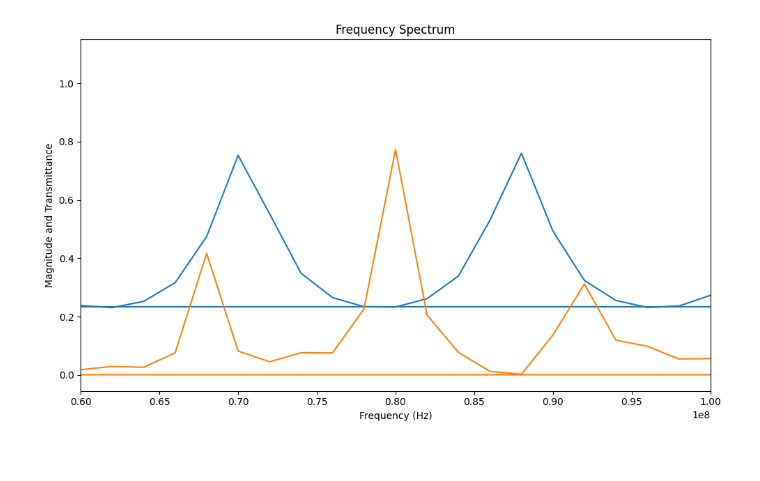
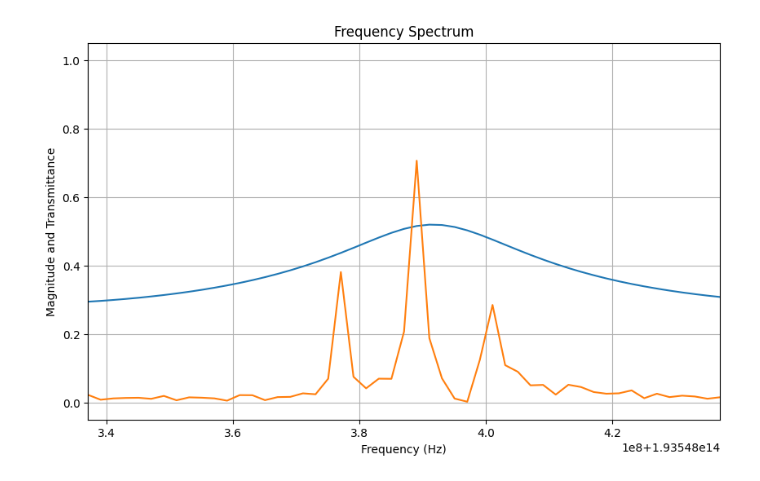
Before and after one commit to Orange-spearow/Finally_praktika, a Jupyter notebook: Волоконный фильтр.ipynb, the cells around one changed output. Drawn from its saved outputs; the diff is of its cells as text; code cells hidden in the pictures.

```diff
--- a/Волоконный фильтр.ipynb
+++ b/Волоконный фильтр.ipynb
@@ -1,50 +207,57 @@
 # %%
-import math
 import numpy as np
 from scipy.interpolate import interp1d
 import matplotlib.pyplot as plt
 from scipy.fft import fft, fftfreq
 import pandas as pd
+from scipy.signal import find_peaks
 df = pd.read_csv('praktik6.csv')
 spectr1 = np.array(df.iloc[:,0])
 Spectr1 = np.array(df.iloc[:,1])
-
 dt = spectr1[1] - spectr1[0]
-fs = 1/dt
 fft_signal = np.fft.fft(Spectr1)
+fft_signal = fft_signal[:len(fft_signal)//2-1]
 freq = np.fft.fftfreq(len(Spectr1), d = dt)
-#freq = freq[freq>0]
-fft_signal_norm = fft_signal/max(fft_signal)
+freq = freq[freq>0]
+fft_signal_norm = abs(fft_signal)/max(abs(fft_signal))
+c= 3e8
+h = 1550e-9
+f_Er = c/h
+freq = freq - 80e6 + c/h
 
 k1 = 0.38
 k2 = 0.38
+n = 1.46
+c = 3e8
 S1 = np.sqrt(k1)
 S2 = np.sqrt(k2)
 C1 = np.sqrt(1-k1)
 C2 = np.sqrt(1-k2)
 α = 0.1
 L = 1.442
 γ = np.exp(-α * L)
-
+T = n*L/c
 def t_filter_first(w):
-    z = np.exp(1j*w)
-    return  - (S1*S2*np.sqrt(γ/z)/(1-C1*C2*γ/z))
+    z = np.exp(1j*w*2*np.pi*T)
+    return  -(S1*S2*np.sqrt(γ*(z**(-1))/(1-C1*C2*γ*z**(-1))))
 def T_filter_first(freq):
     result = []
     for w in freq:
         value = t_filter_first(w)
         result.append(value)
     return np.array(result)
+T_values = np.abs(T_filter_first(freq))
 
 plt.figure(figsize = (10,6))
-plt.plot(freq, np.abs(T_filter_first(freq)))
+plt.plot(freq, T_values)
 plt.plot(freq, np.abs(fft_signal_norm))
-plt.xlim(60e6, 100e6)  # отображение только положительных частот
+plt.xlim(c/h - 50e6 , c/h + 50e6)  # отображение только положительных частот
+#plt.xticks(np.arange(min(freq) , max(freq), 50e7))
 plt.xlabel('Frequency (Hz)')
 plt.ylabel('Magnitude and Transmittance')
 plt.title('Frequency Spectrum')
-
-plt.tight_layout()
+plt.grid(True)
+#plt.tight_layout()
 plt.show()
 # %% [output]
-[figure, old version]
+[figure, new version]
```
Also changed, not shown: parts of 4 cells of this notebook.
